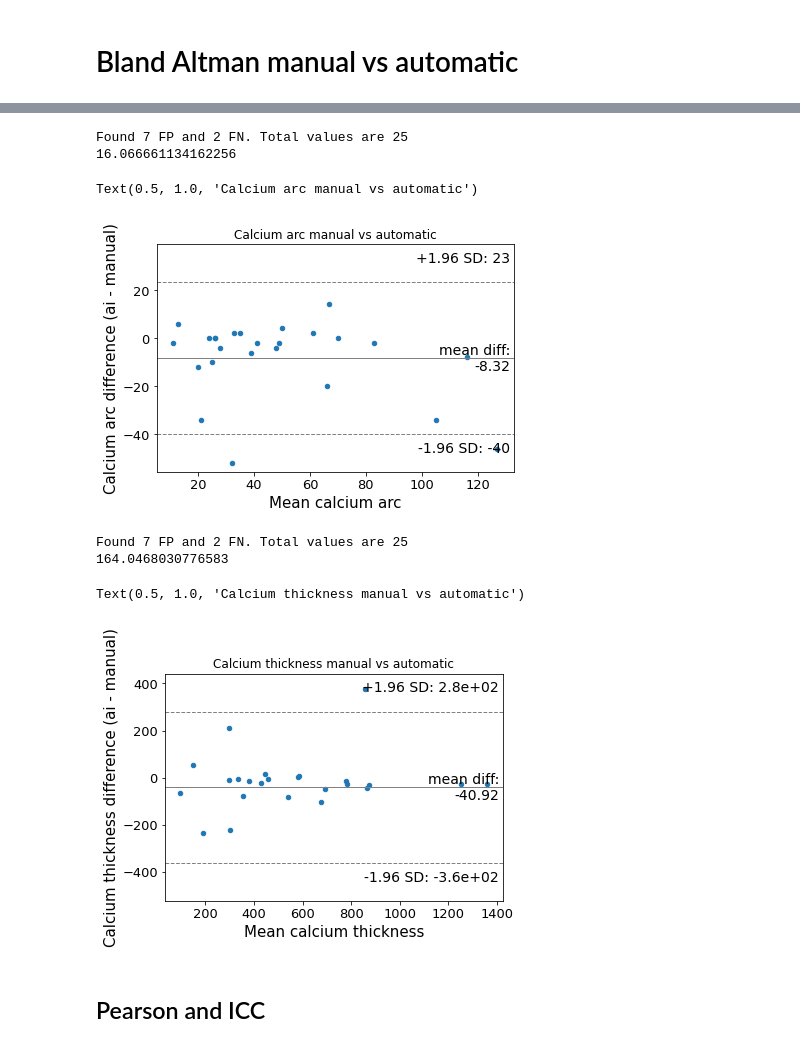
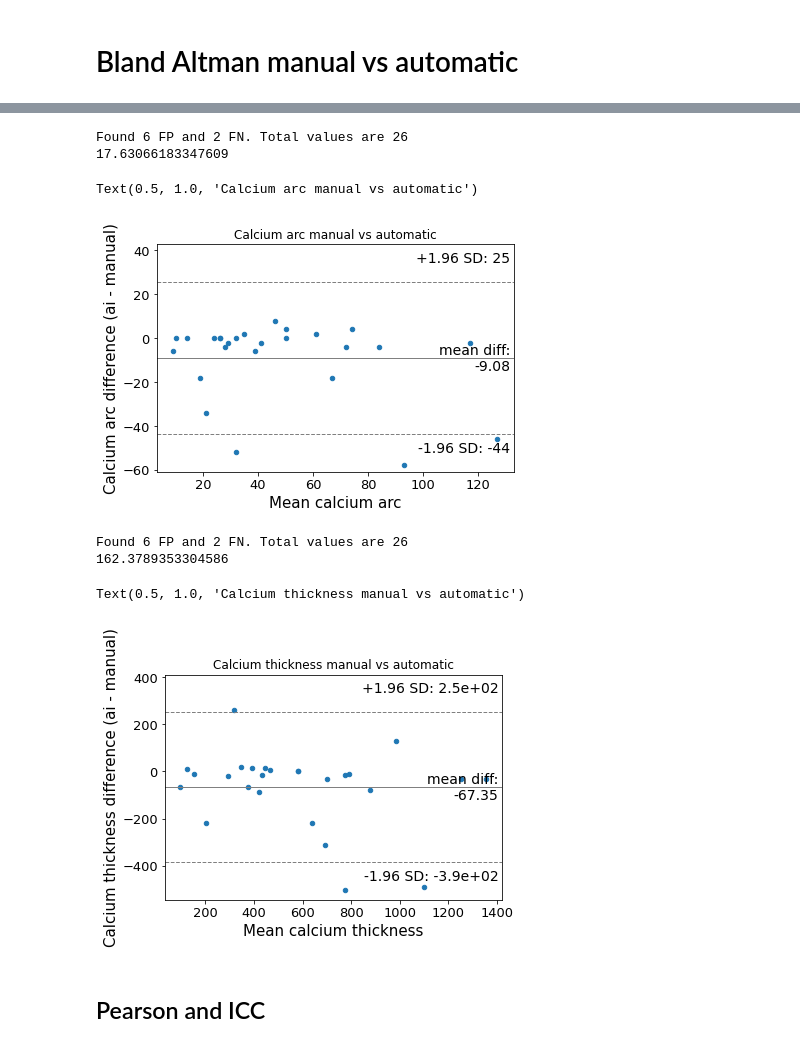
Before and after one commit to Gonzalo2408/CardiacOCT-project, a Jupyter notebook: metrics_build/statistics/plot_bland_altman_calcium.ipynb, the cells around one changed output, grey strips where cells are left out. Cells and saved outputs as stored; diff of their text form; code cells hidden in the pictures.

```diff
--- a/metrics_build/statistics/plot_bland_altman_calcium.ipynb
+++ b/metrics_build/statistics/plot_bland_altman_calcium.ipynb
@@ -124,26 +124,26 @@ Text(0.5, 1.0, 'Depth manual vs automatic')
 # %%
-manual_arc, ai_arc_model3 = get_data_filtered(measurements, 'Arc test set', 'Arc model 3 2D')
-mean = np.mean([manual_arc, ai_arc_model3], axis=0)
-diff = manual_arc - ai_arc_model3
+manual_arc, ai_arc = get_data_filtered(measurements, 'Arc test set', 'Arc model 5')
+mean = np.mean([manual_arc, ai_arc], axis=0)
+diff = manual_arc - ai_arc
 md = np.mean(diff)
 sd = np.std(diff, axis=0)
 print(sd)
 
 fig, axes = plt.subplots()
 
-sm.graphics.mean_diff_plot(ai_arc_model3, manual_arc, ax = axes)
+sm.graphics.mean_diff_plot(ai_arc, manual_arc, ax = axes)
 plt.xlabel('Mean calcium arc')
 plt.ylabel('Calcium arc difference (ai - manual)')
 plt.title('Calcium arc manual vs automatic')
 # %% [output]
-Found 7 FP and 2 FN. Total values are 25
-16.066661134162256
+Found 6 FP and 2 FN. Total values are 26
+17.63066183347609
 Text(0.5, 1.0, 'Calcium arc manual vs automatic')
-[figure, old version]
+[figure, new version]
 # %%
-manual_thickness, ai_thickness_model3 = get_data_filtered(measurements, 'Thickness test set', 'Thickness model 3 2D')
-mean = np.mean([manual_thickness, ai_thickness_model3], axis=0)
-diff = manual_thickness - ai_thickness_model3
+manual_thickness, ai_thickness = get_data_filtered(measurements, 'Thickness test set', 'Thickness model 5')
+mean = np.mean([manual_thickness, ai_thickness], axis=0)
+diff = manual_thickness - ai_thickness
 md = np.mean(diff)
 sd = np.std(diff, axis=0)
 print(sd)
@@ -151,15 +151,15 @@ print(sd)
 
 fig, axes = plt.subplots()
 
-sm.graphics.mean_diff_plot(ai_thickness_model3, manual_thickness, ax = axes)
+sm.graphics.mean_diff_plot(ai_thickness, manual_thickness, ax = axes)
 plt.xlabel('Mean calcium thickness')
 plt.ylabel('Calcium thickness difference (ai - manual)')
 plt.title('Calcium thickness manual vs automatic')
 # %% [output]
-Found 7 FP and 2 FN. Total values are 25
-164.0468030776583
+Found 6 FP and 2 FN. Total values are 26
+162.3789353304586
 Text(0.5, 1.0, 'Calcium thickness manual vs automatic')
-[figure, old version]
+[figure, new version]
 # %% [markdown]
 ## Pearson and ICC
 # %%
```
Also changed, not shown: parts of 7 cells of this notebook, 18 other files.
